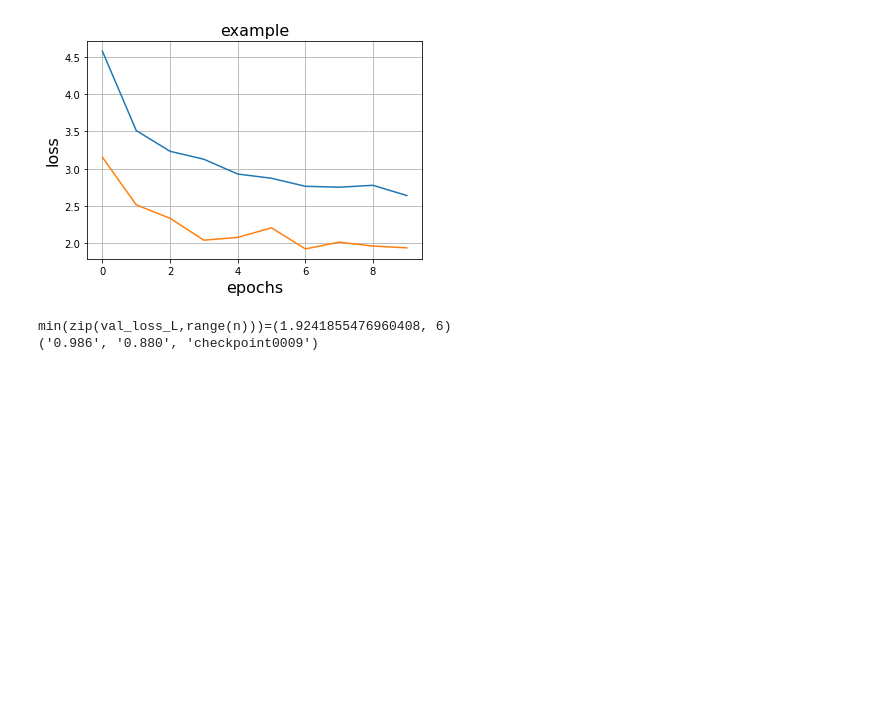
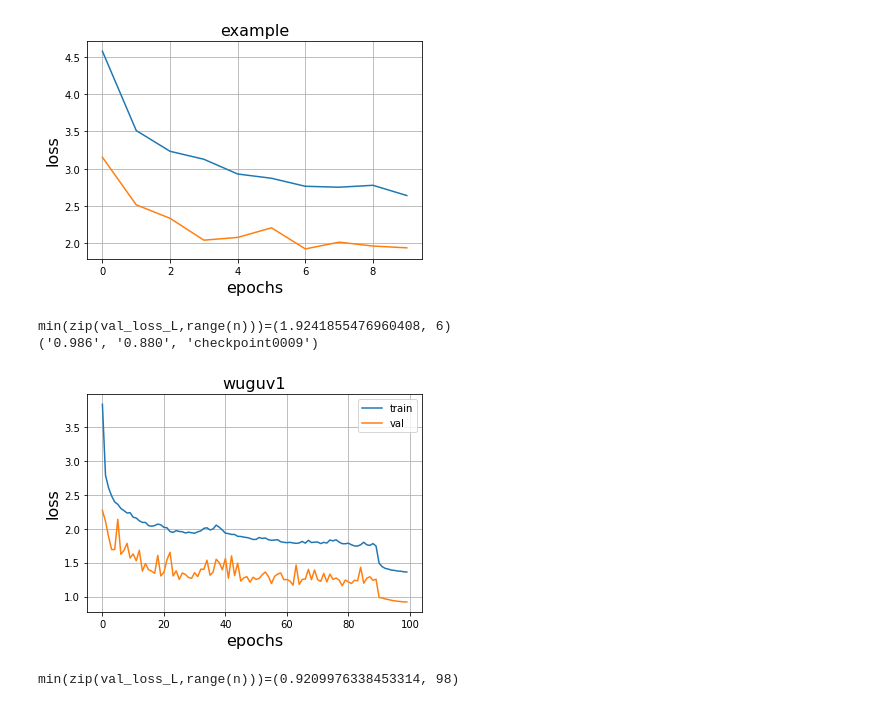
Before and after one commit to bnbsking/0-DETReg, a Jupyter notebook: _code1/plotLoss.ipynb, the cells around one changed output. Saved outputs shown, nothing was run; the diff lists cells and outputs as text; code cells hidden in the pictures; blank space fills up the shorter version.

```diff
--- a/_code1/plotLoss.ipynb
+++ b/_code1/plotLoss.ipynb
@@ -16,6 +16,7 @@ def detregPlotLoss(txtPath, task, title, start=0, end=None):
         val_loss_L   = [ json.loads("{"+txtL[i]+"}")["test_loss"] for i in range(len(txtL)) ]
         plt.plot(val_loss_L[start:end])
     plt.grid('on')
+    plt.legend(labels=["train","val"])
     plt.show()
     n = len(train_loss_L)
     print(f"min(zip(train_loss_L,range(n)))={min(zip(train_loss_L,range(n)))}" if task=="pretext" else f"min(zip(val_loss_L,range(n)))={min(zip(val_loss_L,range(n)))}")
@@ -39,3 +40,9 @@ getBest("../_exps/downstream/example/eval.txt")
 [figure]
 min(zip(val_loss_L,range(n)))=(1.9241855476960408, 6)
 ('0.986', '0.880', 'checkpoint0009')
+# %%
+valL = detregPlotLoss("../_exps/downstream/wuguv1/log.txt","finetune","wuguv1")
+#getBest("../_exps/downstream/wuguv1/eval.txt")
+# %% [output]
+[figure, added]
+min(zip(val_loss_L,range(n)))=(0.9209976338453314, 98)
```
Also changed, not shown: parts of 1 cell of this notebook, 7 other files.
